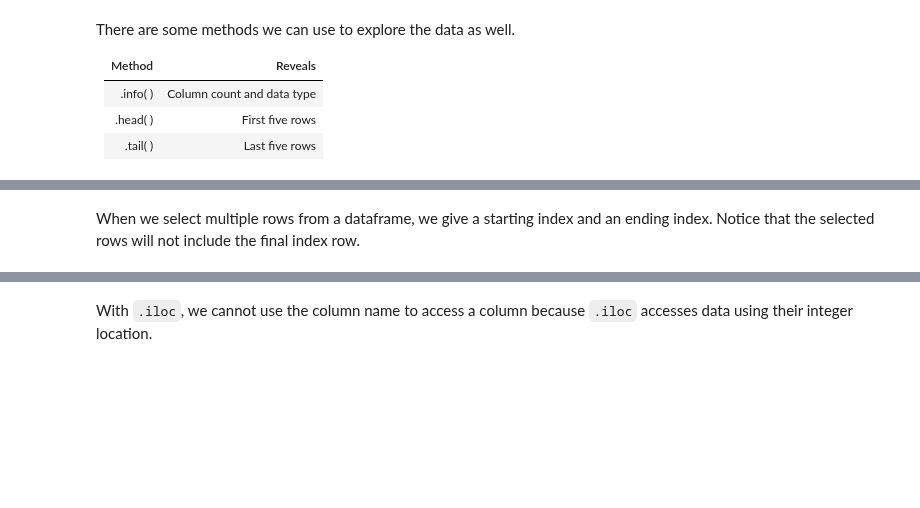
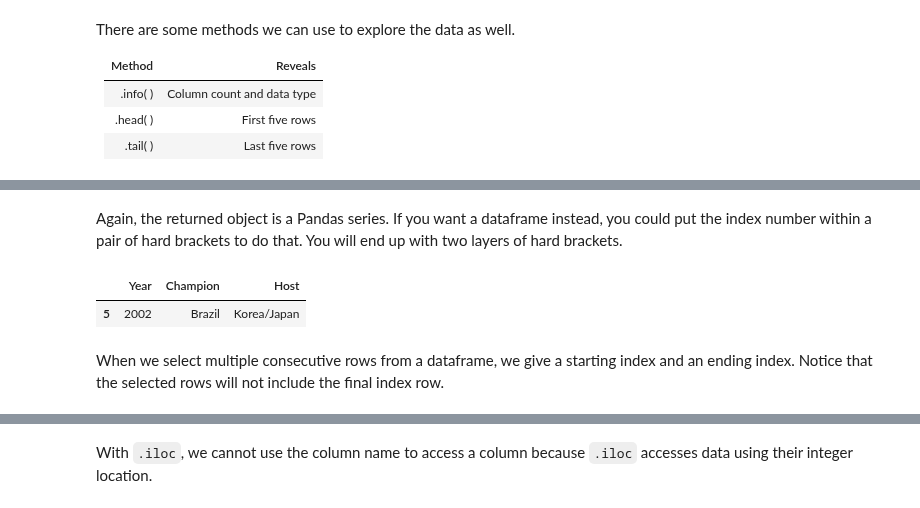
Before and after one commit to ithaka/constellate-notebooks, a Jupyter notebook: pandas-1.ipynb, the cells around one changed output, grey strips where cells are left out. Cells and saved outputs as stored; diff of their text form; code cells hidden in the pictures; blank space fills up the shorter version.

```diff
--- a/pandas-1.ipynb
+++ b/pandas-1.ipynb
@@ -252,5 +386,13 @@ wcup.iloc[5] # Access the row with the index number 5
+# %% [markdown]
+Again, the returned object is a Pandas series. If you want a dataframe instead, you could put the index number within a pair of hard brackets to do that. You will end up with two layers of hard brackets.
+# %%
+# Access a single row, return a dataframe
+wcup.iloc[[5]] # Access the row with the index number 5
+# %% [output]
+|  | Year | Champion | Host |
+| 5 | 2002 | Brazil | Korea/Japan |
 # %% [markdown]
-When we select multiple rows from a dataframe, we give a starting index and an ending index. Notice that the selected rows will not include the final index row.
+When we select multiple consecutive rows from a dataframe, we give a starting index and an ending index. Notice that the selected rows will not include the final index row.
 # %%
 # Access multiple consecutive rows
 wcup.iloc[2:5] # Access the rows with the index number 2, 3, and 4
```
Also changed, not shown: parts of 71 cells of this notebook.
